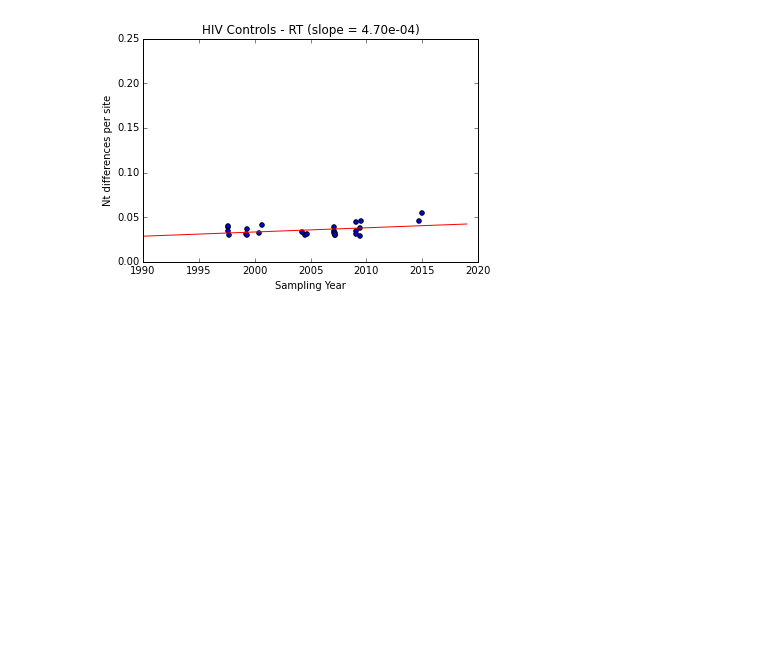
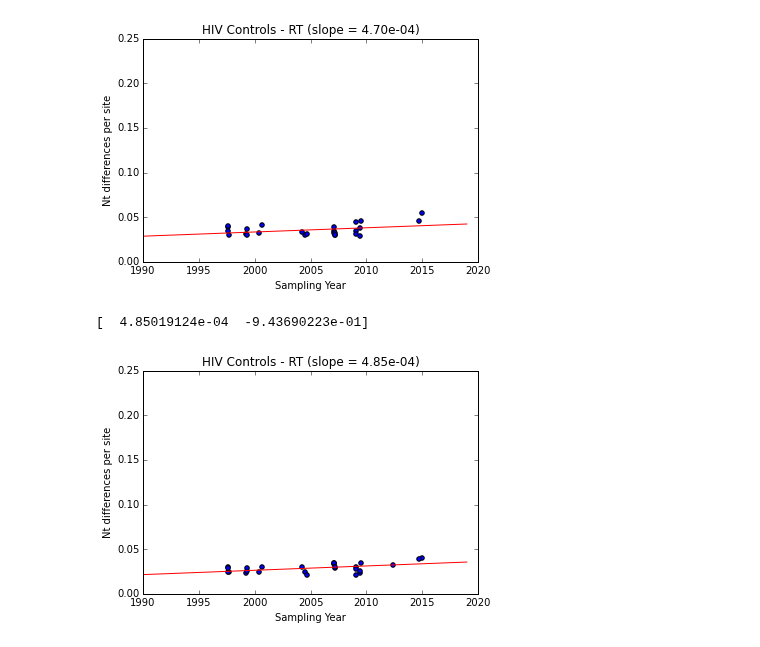
Before and after one commit to blab/roka, a Jupyter notebook: HIV_data/control_only/NtDiff_Dates_RokaControls.ipynb, the cells around one changed output. Cells and saved outputs as stored; diff of their text form; code cells hidden in the pictures; blank space fills up the shorter version.

Commit message:
push HIV control alignments and data

```diff
--- a/HIV_data/control_only/NtDiff_Dates_RokaControls.ipynb
+++ b/HIV_data/control_only/NtDiff_Dates_RokaControls.ipynb
@@ -281,3 +281,45 @@ plt.savefig("RT_clockplot_W0530014_OUT.png")
 # %% [output]
 [  4.70237151e-04  -9.07069565e-01]
 [figure]
+# %%
+#RT SENSITIVITY ANALYSIS
+RT_reference_seq = RT_ntdiff_dict['R0222042|2007-02-22|RT']['seq']
+
+for key in RT_ntdiff_dict.keys():
+    if key == 'R0222042|2007-02-22|RT':
+        RT_ntdiff_dict[key]['diff_per_site'] = 'Reference'
+    else:
+        comp_seq = RT_ntdiff_dict[key]['seq']
+        nt_diffs = count_nt_diffs(RT_reference_seq, comp_seq)
+        RT_ntdiff_dict[key]['nt_diffs'] = nt_diffs
+        nt_diff_per_site = (float(nt_diffs)/float(len(comp_seq)))
+        RT_ntdiff_dict[key]['diff_per_site'] = nt_diff_per_site
+
+RT_dates_list = []
+RT_nt_diffs_list = []
+for key in RT_ntdiff_dict.keys():
+    if key == 'R0222042|2007-02-22|RT':
+        continue #this is the reference
+    else:
+        RT_dates_list.append(float(RT_ntdiff_dict[key]['date']))
+        RT_nt_diffs_list.append(float(RT_ntdiff_dict[key]['diff_per_site']))
+
+RT_linear_line_fit = np.polyfit(RT_dates_list, RT_nt_diffs_list, deg=1)#1-degree ploynomial is a linear line
+print RT_linear_line_fit
+#returns a list where [0] is slope and [1] is the y-intercept
+
+fig, ax = plt.subplots()
+plotting_years = range(1990,2020)
+
+ax.plot(plotting_years, (RT_linear_line_fit[0] * np.array(plotting_years) + RT_linear_line_fit[1]), color='red')
+ax.scatter(RT_dates_list, RT_nt_diffs_list)
+ax.axis([1990,2020,0,0.25])
+plt.xlabel("Sampling Year")
+plt.ylabel("Nt differences per site")
+plt.title('HIV Controls - RT (slope = 4.85e-04)')
+
+plt.savefig("RT_clockplot_R0222042_OUT.pdf")
+plt.savefig("RT_clockplot_R0222042_OUT.png")
+# %% [output]
+[  4.85019124e-04  -9.43690223e-01]
+[figure, added]
```
Also changed, not shown: 9 other files.
